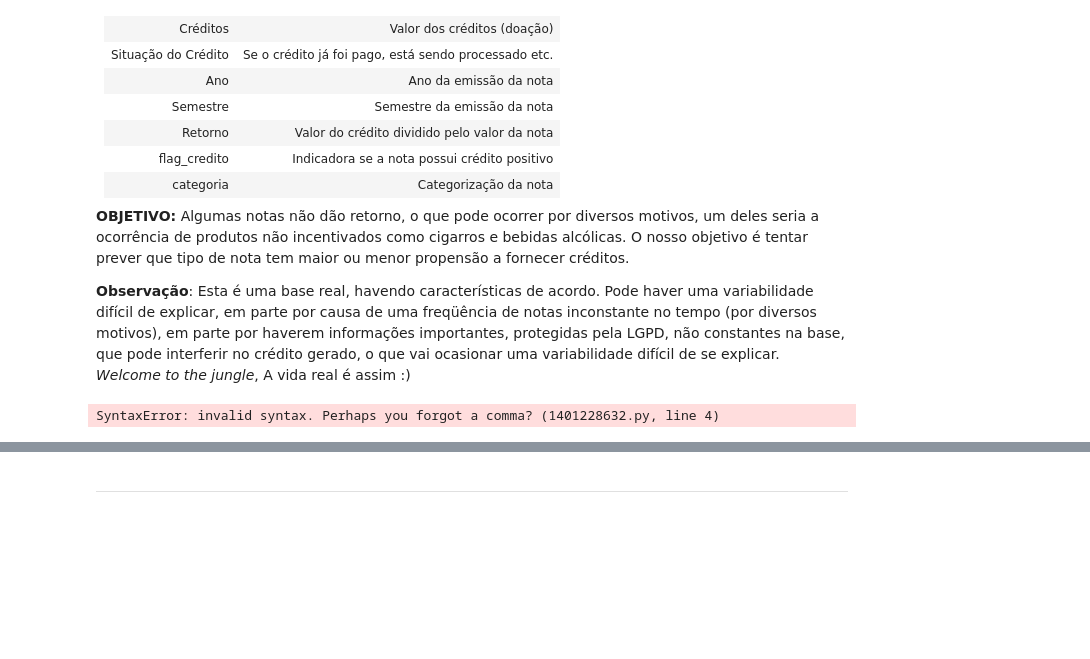
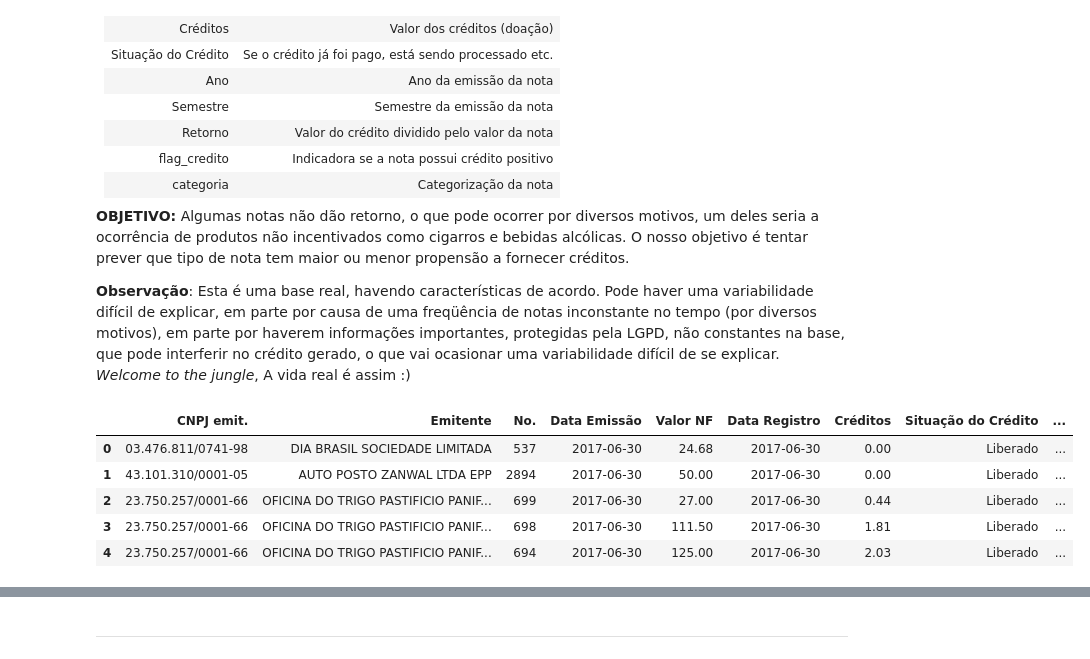
Before and after one commit to raafarosa/Ebac_Data_Scientist_Gen, a Jupyter notebook: Module 36 - Descritiva IV/Practice 1/md36-practice-1.ipynb, the cells around one changed output, grey strips where cells are left out. Saved outputs shown, nothing was run; the diff lists cells and outputs as text; code cells hidden in the pictures; blank space fills up the shorter version.

```diff
--- a/Module 36 - Descritiva IV/Practice 1/md36-practice-1.ipynb
+++ b/Module 36 - Descritiva IV/Practice 1/md36-practice-1.ipynb
@@ -34,19 +34,17 @@ Essa base possui dados das notas cujos contribuintes direcionaram seus créditos
 # %%
 import pandas as pd
 import matplotlib.pyplot as plt
 import seaborn as sns
 import numpy as np
+
+df = pd.read_pickle('base_nfp.pkl')
+df.head()
+# %% [output]
+|  | CNPJ emit. | Emitente | No. | Data Emissão | Valor NF | Data Registro | Créditos | Situação do Crédito | ... |
+| 0 | 03.476.811/0741-98 | DIA BRASIL SOCIEDADE LIMITADA | 537 | 2017-06-30 | 24.68 | 2017-06-30 | 0.00 | Liberado | ... |
+| 1 | 43.101.310/0001-05 | AUTO POSTO ZANWAL LTDA EPP | 2894 | 2017-06-30 | 50.00 | 2017-06-30 | 0.00 | Liberado | ... |
+| 2 | 23.750.257/0001-66 | OFICINA DO TRIGO PASTIFICIO PANIF... | 699 | 2017-06-30 | 27.00 | 2017-06-30 | 0.44 | Liberado | ... |
+| 3 | 23.750.257/0001-66 | OFICINA DO TRIGO PASTIFICIO PANIF... | 698 | 2017-06-30 | 111.50 | 2017-06-30 | 1.81 | Liberado | ... |
+| 4 | 23.750.257/0001-66 | OFICINA DO TRIGO PASTIFICIO PANIF... | 694 | 2017-06-30 | 125.00 | 2017-06-30 | 2.03 | Liberado | ... |
-# %%
-# Verificar se o arquivo existe antes de tentar lê-lo
-caminho_arquivo = 'Ebac_Data_Scientist_General/Module 36 - Descritiva IV/base_nfp.pkl'
-
-if os.path.isfile(caminho_arquivo):
-    df = pd.read_pickle(caminho_arquivo)
-    print(df.head())
-else:
-    print("O arquivo 'base_nfp.pkl' não foi encontrado.")
-df.head()
-# %% [output]
-SyntaxError: invalid syntax. Perhaps you forgot a comma? (1401228632.py, line 4)
 # %%
 df.info()
```
Also changed, not shown: parts of 7 cells of this notebook.
